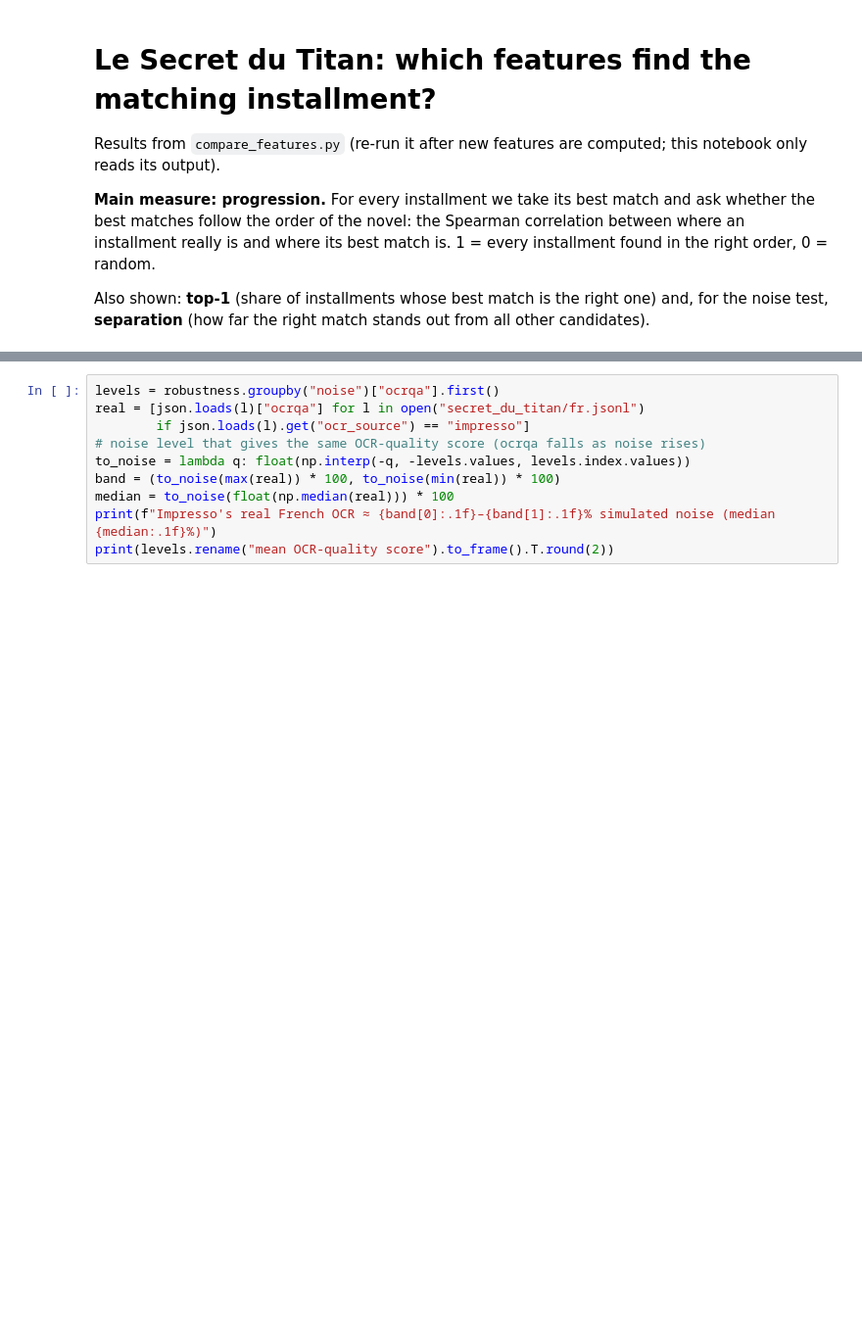
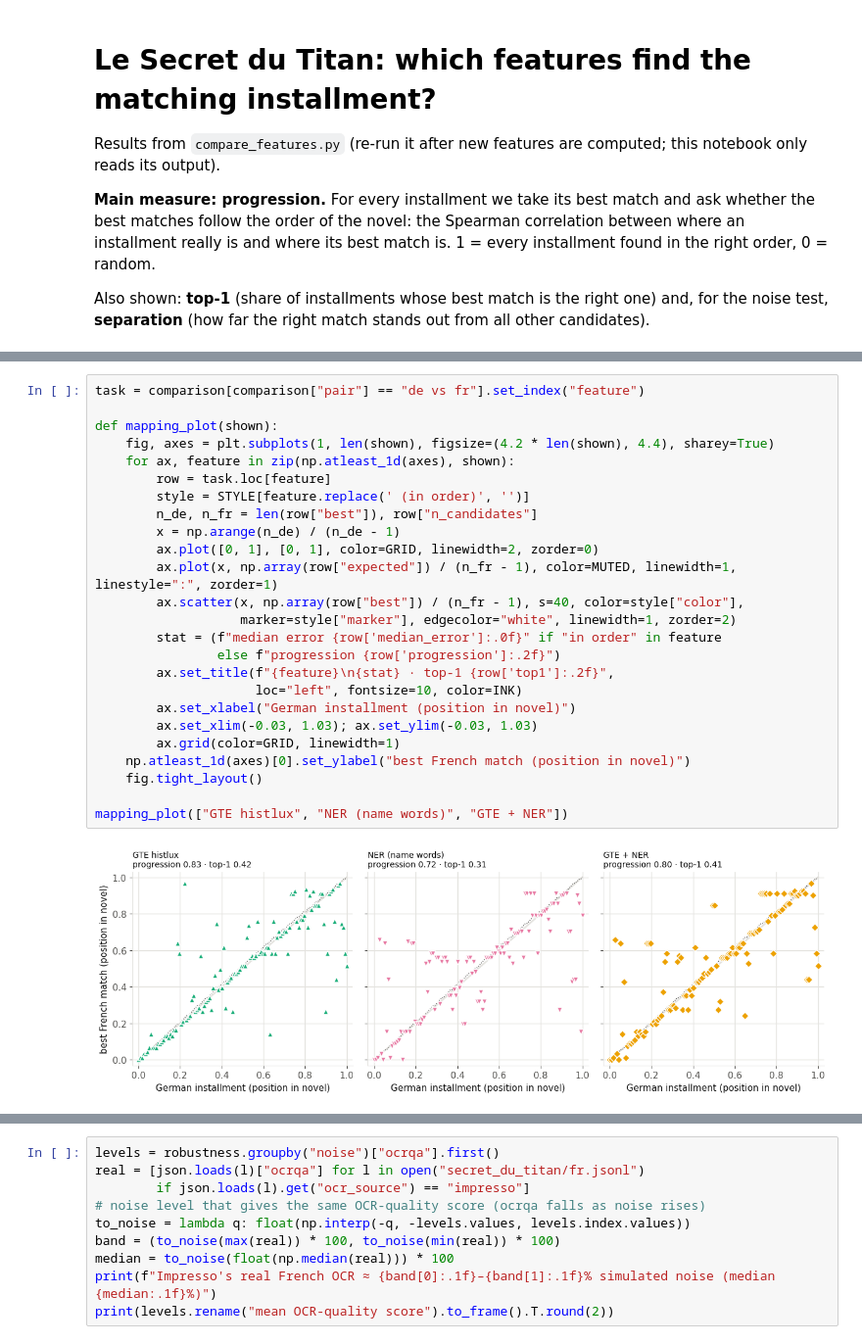
Before and after one commit to pfeldkamp/feuilleton_reuse, a Jupyter notebook: results.ipynb, the cells around one changed output, grey strips where cells are left out. Shown at 98% size. Cells and saved outputs as stored; diff of their text form; blank space fills up the shorter version.

```diff
--- a/results.ipynb
+++ b/results.ipynb
@@ -68,0 +84,27 @@ top-1 (share of installments whose best match is right); chance level in the las
+# %%
+task = comparison[comparison["pair"] == "de vs fr"].set_index("feature")
+
+def mapping_plot(shown):
+    fig, axes = plt.subplots(1, len(shown), figsize=(4.2 * len(shown), 4.4), sharey=True)
+    for ax, feature in zip(np.atleast_1d(axes), shown):
+        row = task.loc[feature]
+        style = STYLE[feature.replace(' (in order)', '')]
+        n_de, n_fr = len(row["best"]), row["n_candidates"]
+        x = np.arange(n_de) / (n_de - 1)
+        ax.plot([0, 1], [0, 1], color=GRID, linewidth=2, zorder=0)
+        ax.plot(x, np.array(row["expected"]) / (n_fr - 1), color=MUTED, linewidth=1, linestyle=":", zorder=1)
+        ax.scatter(x, np.array(row["best"]) / (n_fr - 1), s=40, color=style["color"],
+                   marker=style["marker"], edgecolor="white", linewidth=1, zorder=2)
+        stat = (f"median error {row['median_error']:.0f}" if "in order" in feature
+                else f"progression {row['progression']:.2f}")
+        ax.set_title(f"{feature}\n{stat} · top-1 {row['top1']:.2f}",
+                     loc="left", fontsize=10, color=INK)
+        ax.set_xlabel("German installment (position in novel)")
+        ax.set_xlim(-0.03, 1.03); ax.set_ylim(-0.03, 1.03)
+        ax.grid(color=GRID, linewidth=1)
+    np.atleast_1d(axes)[0].set_ylabel("best French match (position in novel)")
+    fig.tight_layout()
+
+mapping_plot(["GTE histlux", "NER (name words)", "GTE + NER"])
+# %% [output]
+[figure, added]
```
Also changed, not shown: parts of 12 cells of this notebook, 3 other files.
